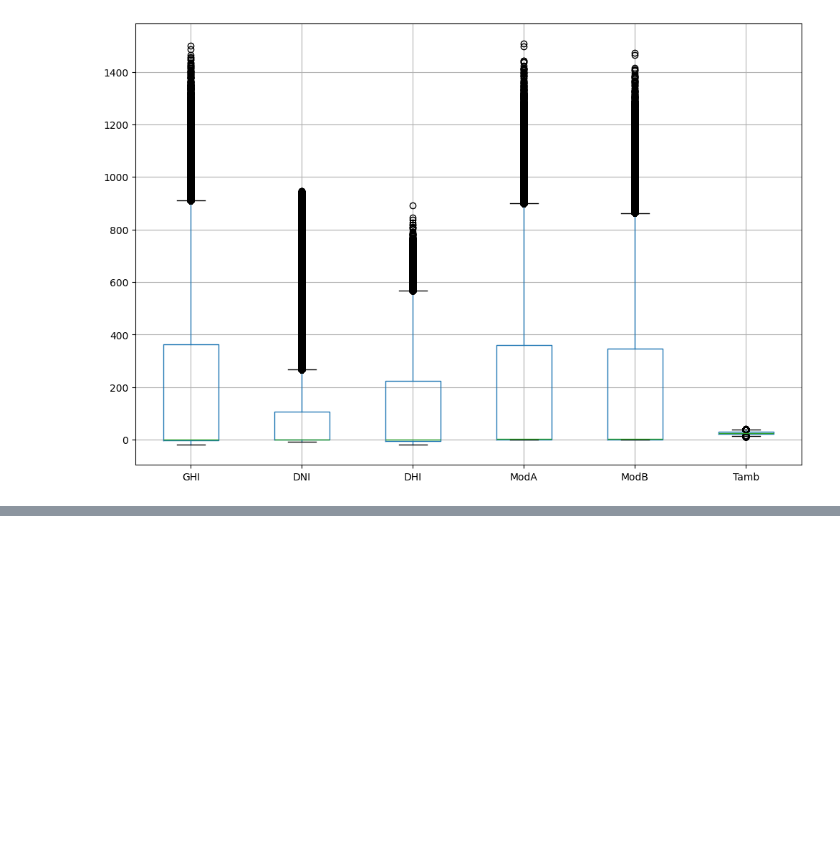
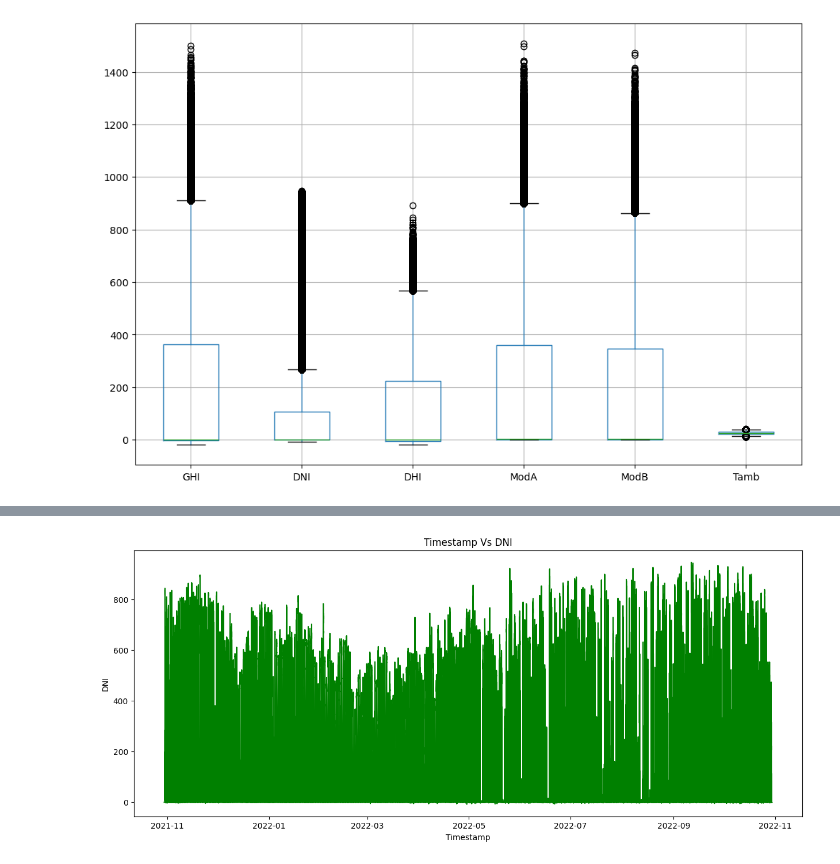
Before and after one commit to Kidist-c/solar-challenge-week1, a Jupyter notebook: notebooks/sierraleone-eda.ipynb, the cells around one changed output, grey strips where cells are left out. Saved outputs shown, nothing was run; the diff lists cells and outputs as text; code cells hidden in the pictures; blank space fills up the shorter version.

```diff
--- a/notebooks/sierraleone-eda.ipynb
+++ b/notebooks/sierraleone-eda.ipynb
@@ -130,0 +165,10 @@ sierra_cp.to_csv('../data/sierraleone-bumbuna-cleaned.csv',index=False)
+# %%
+# Timestamp vs DNI plot
+plt.figure(figsize=(15,6))
+plt.plot(sierra_cp.index,sierra_cp["DNI"],color='green')
+plt.title('Timestamp Vs DNI')
+plt.xlabel('Timestamp')
+plt.ylabel('DNI')
+plt.show()
+# %% [output]
+[figure, added]
```
Also changed, not shown: parts of 7 cells of this notebook.
